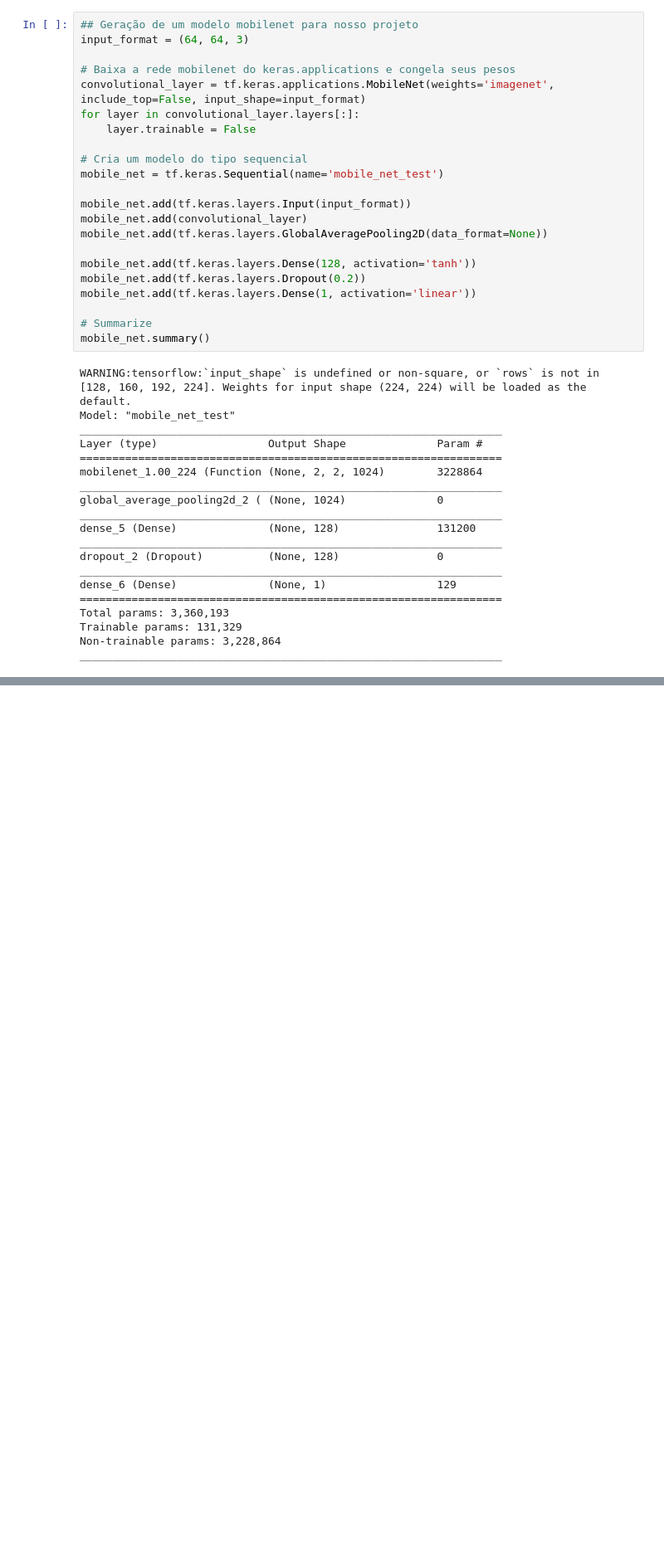
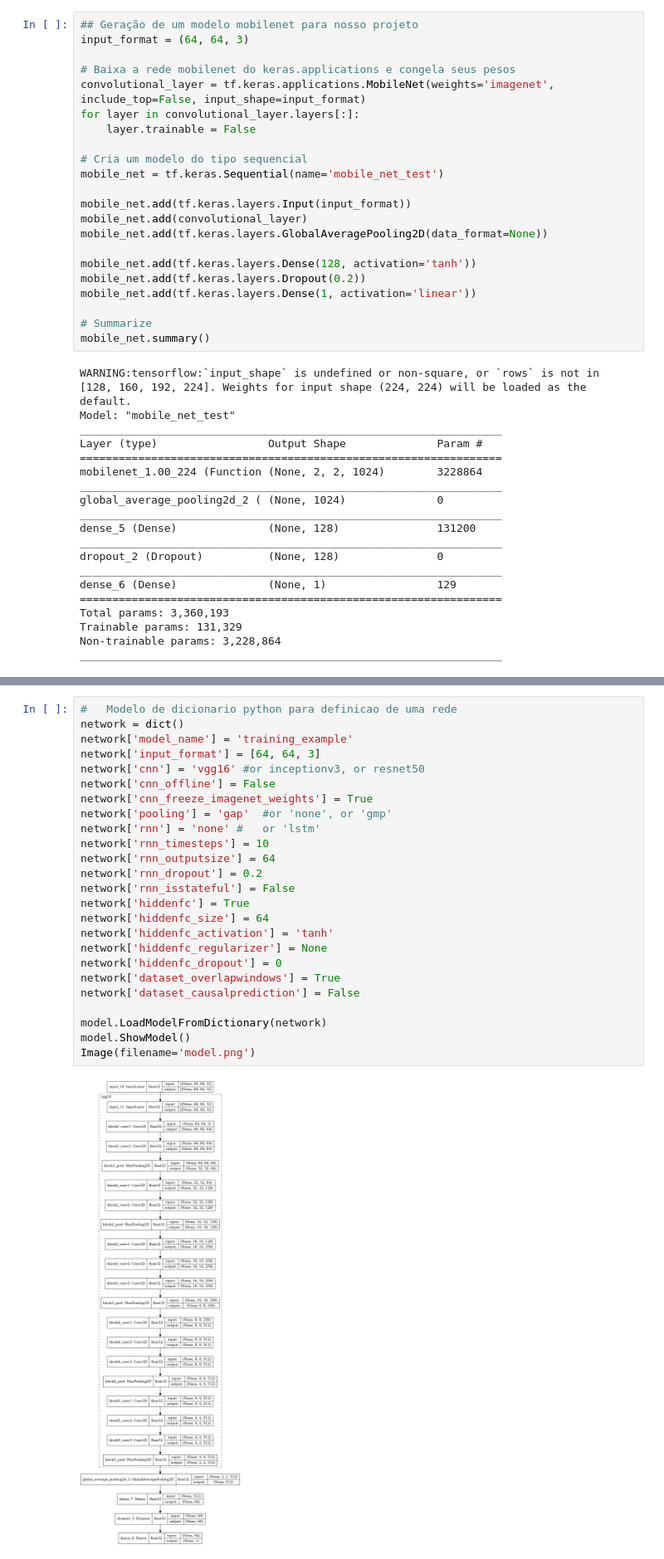
Before and after one commit to ma-ath/traffic-analysis, a Jupyter notebook: Examples/example_model_training.ipynb, the cells around one changed output, grey strips where cells are left out. Shown at 83% size. Cells and saved outputs as stored; diff of their text form; blank space fills up the shorter version.

Commit message:
Feito um tutorial de treinamento de uma rede simples

```diff
--- a/Examples/example_model_training.ipynb
+++ b/Examples/example_model_training.ipynb
@@ -249,0 +248,27 @@ Ainda em andamento...
+# %%
+#   Modelo de dicionario python para definicao de uma rede
+network = dict()
+network['model_name'] = 'training_example'
+network['input_format'] = [64, 64, 3]
+network['cnn'] = 'vgg16' #or inceptionv3, or resnet50
+network['cnn_offline'] = False
+network['cnn_freeze_imagenet_weights'] = True
+network['pooling'] = 'gap'  #or 'none', or 'gmp'
+network['rnn'] = 'none' #   or 'lstm'
+network['rnn_timesteps'] = 10
+network['rnn_outputsize'] = 64
+network['rnn_dropout'] = 0.2
+network['rnn_isstateful'] = False
+network['hiddenfc'] = True
+network['hiddenfc_size'] = 64
+network['hiddenfc_activation'] = 'tanh'
+network['hiddenfc_regularizer'] = None
+network['hiddenfc_dropout'] = 0
+network['dataset_overlapwindows'] = True
+network['dataset_causalprediction'] = False
+
+model.LoadModelFromDictionary(network)
+model.ShowModel()
+Image(filename='model.png')
+# %% [output]
+[figure, added]
```
Also changed, not shown: parts of 14 cells of this notebook, 9 other files.
